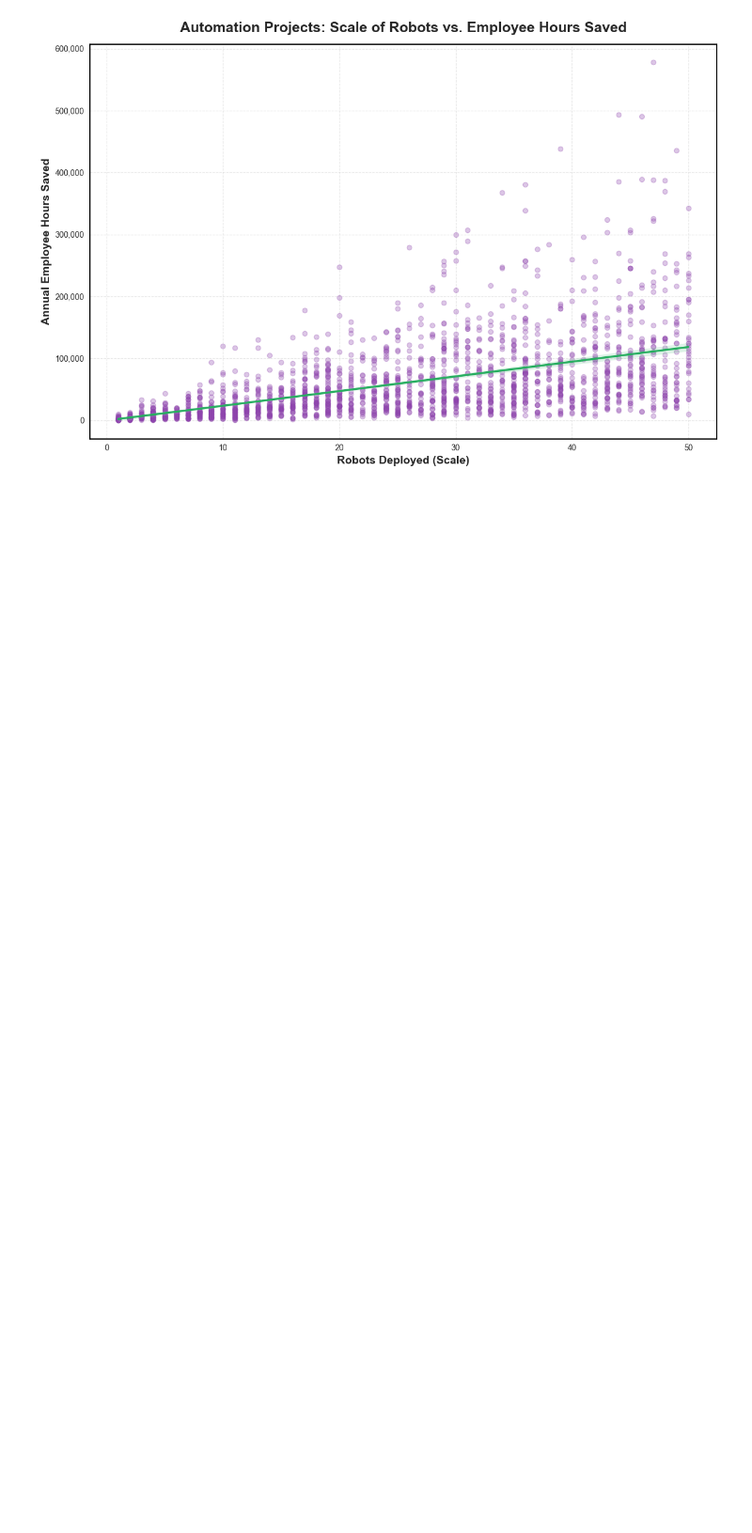
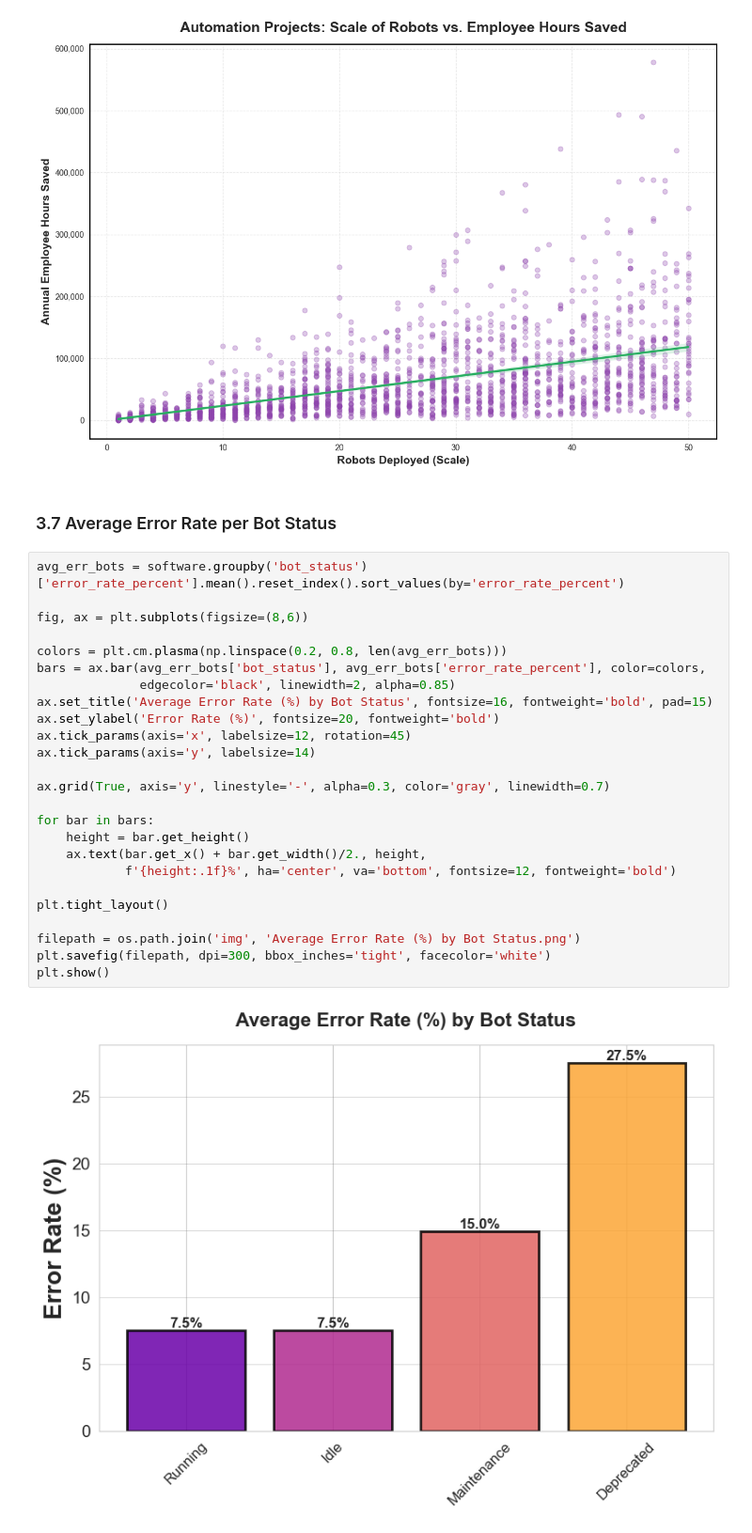
Before and after one commit to fathirrizkifadillah/Worldwide-Robotic-Process-Automation-Database-2026, a Jupyter notebook: main.ipynb, the cells around one changed output. Shown at 94% size. Cells and saved outputs as stored; diff of their text form; blank space fills up the shorter version.

Commit message:
Average Error Rate (%) by Bot Status

```diff
--- a/main.ipynb
+++ b/main.ipynb
@@ -1202,3 +1202,32 @@ plt.savefig(filepath, dpi=300, bbox_inches='tight', facecolor='white')
 plt.show()
 # %% [output]
 [figure]
+# %% [markdown]
+### 3.7 Average Error Rate per Bot Status
+# %%
+avg_err_bots = software.groupby('bot_status')['error_rate_percent'].mean().reset_index().sort_values(by='error_rate_percent')
+
+fig, ax = plt.subplots(figsize=(8,6))
+
+colors = plt.cm.plasma(np.linspace(0.2, 0.8, len(avg_err_bots)))
+bars = ax.bar(avg_err_bots['bot_status'], avg_err_bots['error_rate_percent'], color=colors,
+              edgecolor='black', linewidth=2, alpha=0.85)
+ax.set_title('Average Error Rate (%) by Bot Status', fontsize=16, fontweight='bold', pad=15)
+ax.set_ylabel('Error Rate (%)', fontsize=20, fontweight='bold')
+ax.tick_params(axis='x', labelsize=12, rotation=45)
+ax.tick_params(axis='y', labelsize=14)
+
+ax.grid(True, axis='y', linestyle='-', alpha=0.3, color='gray', linewidth=0.7)
+
+for bar in bars:
+    height = bar.get_height()
+    ax.text(bar.get_x() + bar.get_width()/2., height,
+            f'{height:.1f}%', ha='center', va='bottom', fontsize=12, fontweight='bold')
+
+plt.tight_layout()
+
+filepath = os.path.join('img', 'Average Error Rate (%) by Bot Status.png')
+plt.savefig(filepath, dpi=300, bbox_inches='tight', facecolor='white')
+plt.show()
+# %% [output]
+[figure, added]
```
Also changed, not shown: 3 other files.
